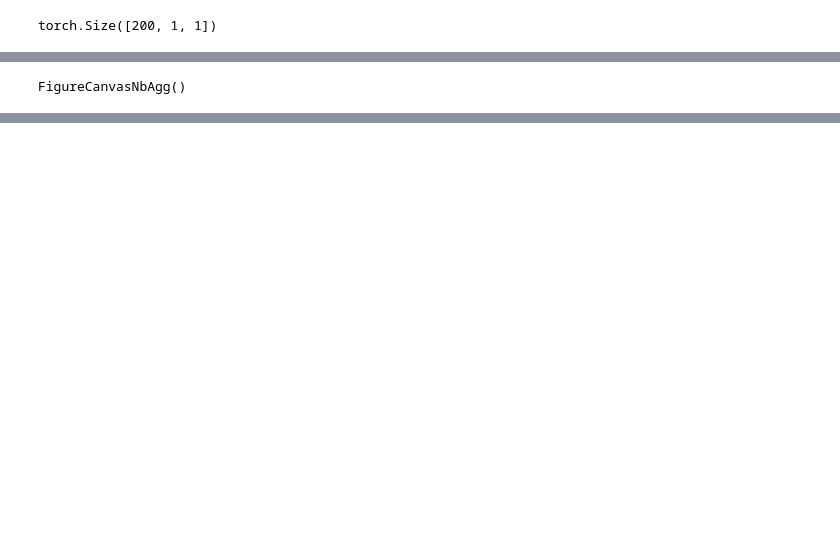
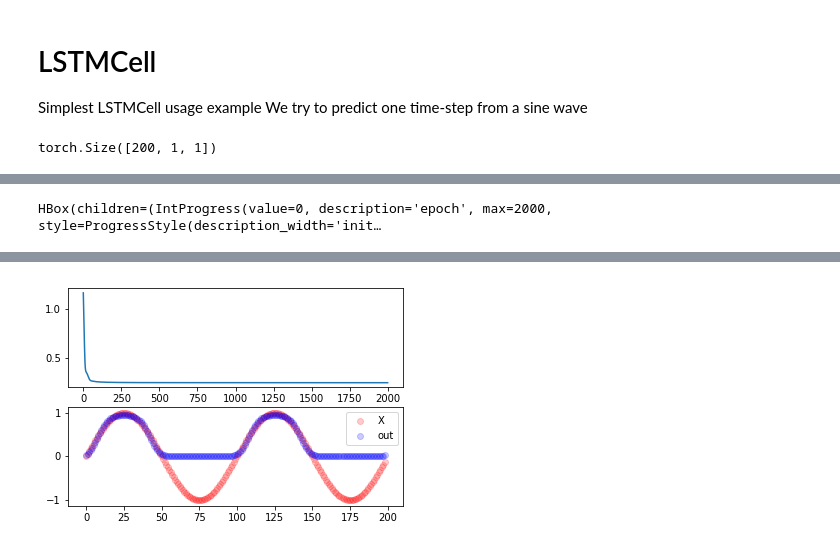
Before and after one commit to yanickc/notebooks-playground, a Jupyter notebook: lstm-fiddling.ipynb, the cells around one changed output, grey strips where cells are left out. Saved outputs shown, nothing was run; the diff lists cells and outputs as text; code cells hidden in the pictures; blank space fills up the shorter version.

```diff
--- a/lstm-fiddling.ipynb
+++ b/lstm-fiddling.ipynb
@@ -118,3 +140,7 @@ FigureCanvasNbAgg()
+# %% [markdown]
+# LSTMCell
+Simplest LSTMCell usage example
+We try to predict one time-step from a sine wave
 # %%
 %%time
 
@@ -122,7 +148,7 @@ ax_loss = None
 ax_fit = None
 
 
-EPOCHS = 1000
+EPOCHS = 2000
 NB_EPOCHS_UPDATE_UI = 25
 
 period_samples = 100
@@ -173,12 +199,15 @@ with tnrange(EPOCHS, desc="epoch") as progress:
         h_1 = h_0
         c_1 = c_0
 
-        out_values = torch.zeros(Y.size()[0], 1, 1, dtype=torch.float32).to(device)
+#         out_values = torch.zeros(Y.size()[0], 1, 1, dtype=torch.float32).to(device)
+        out_values = []
 
         # Forward
         for i, x in enumerate(X_gpu):
             h_1, c_1 = model(x, (h_1, c_1))
-            out_values[i].add_(h_1)
+            out_values.append(h_1.clone())
+
+        out_values = torch.stack(out_values, 0)
 
         # Compute the loss, gradients, and update the parameters by calling optimizer.step()
         optimizer.zero_grad()
@@ -198 +226 @@ torch.Size([200, 1, 1])
-FigureCanvasNbAgg()
+HBox(children=(IntProgress(value=0, description='epoch', max=2000, style=ProgressStyle(description_width='init…
@@ -201,3 +230,4 @@ Wall time: 1min 47s
+[figure, added]
 # %%
 X_range = [i for i in range(200)]
 Y_hat = []
```
Also changed, not shown: parts of 11 cells of this notebook, 1 other file.
